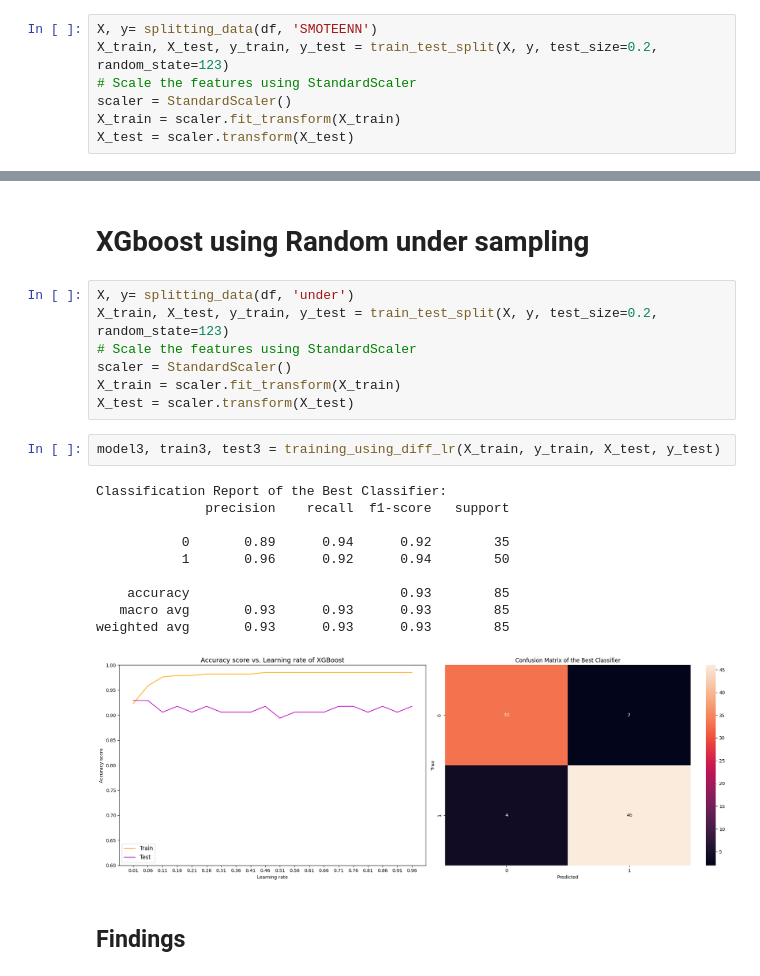
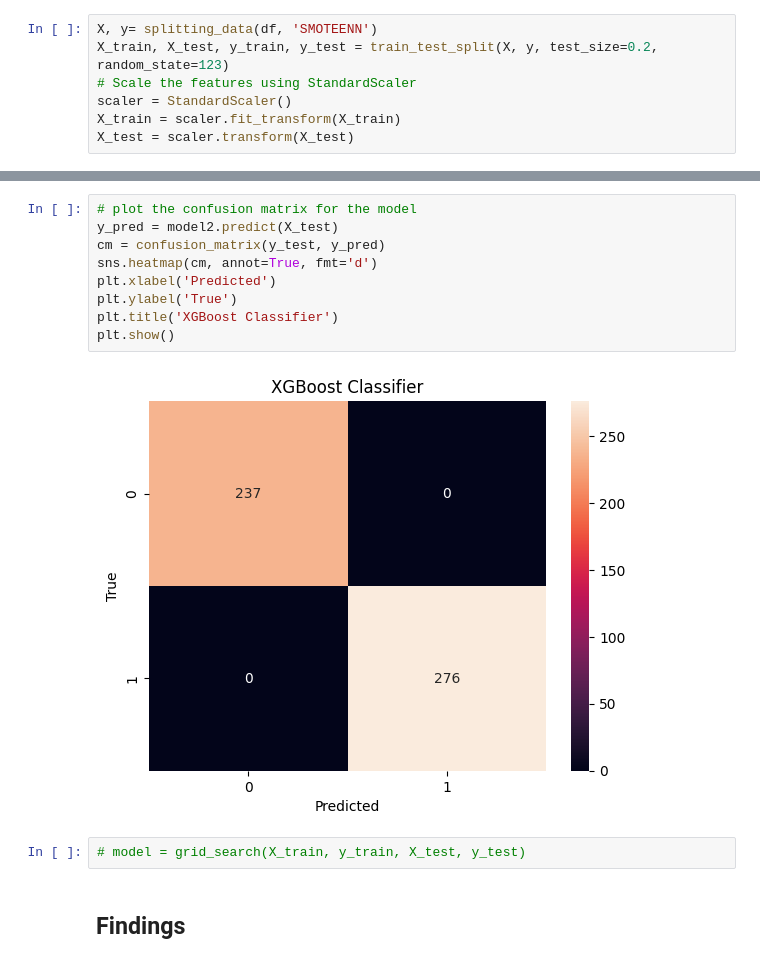
Before and after one commit to Maryamalakkas/Skin_Cancer, a Jupyter notebook: notebook/XGboost.ipynb, the cells around one changed output, grey strips where cells are left out. Drawn from its saved outputs; the diff is of its cells as text.

```diff
--- a/notebook/XGboost.ipynb
+++ b/notebook/XGboost.ipynb
@@ -178,25 +188,16 @@ weighted avg       0.99      0.99      0.99       517
-# %% [markdown]
-<h1> XGboost using Random under sampling </h1>
-# %%
-X, y= splitting_data(df, 'under')
-X_train, X_test, y_train, y_test = train_test_split(X, y, test_size=0.2, random_state=123)
-# Scale the features using StandardScaler
-scaler = StandardScaler()
-X_train = scaler.fit_transform(X_train)
-X_test = scaler.transform(X_test)
+# %%
+# plot the confusion matrix for the model
+y_pred = model2.predict(X_test)
+cm = confusion_matrix(y_test, y_pred)
+sns.heatmap(cm, annot=True, fmt='d')
+plt.xlabel('Predicted')
+plt.ylabel('True')
+plt.title('XGBoost Classifier')
+plt.show()
+# %% [output]
+[figure, added]
 # %%
-model3, train3, test3 = training_using_diff_lr(X_train, y_train, X_test, y_test)
+# model = grid_search(X_train, y_train, X_test, y_test)
-# %% [output]
-Classification Report of the Best Classifier:
-              precision    recall  f1-score   support
-
-           0       0.89      0.94      0.92        35
-           1       0.96      0.92      0.94        50
-
-    accuracy                           0.93        85
-   macro avg       0.93      0.93      0.93        85
-weighted avg       0.93      0.93      0.93        85
-[figure, removed]
 # %% [markdown]
 <h2> Findings </h2>
 # %% [markdown]
```
Also changed, not shown: parts of 13 cells of this notebook, 16 other files.
